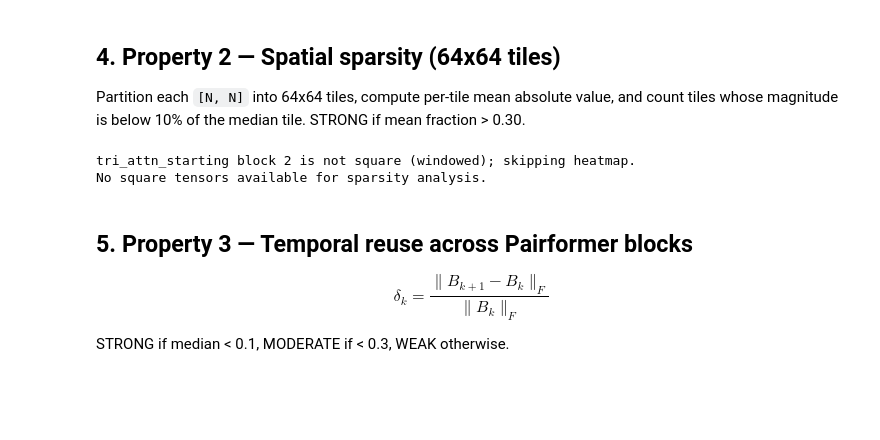
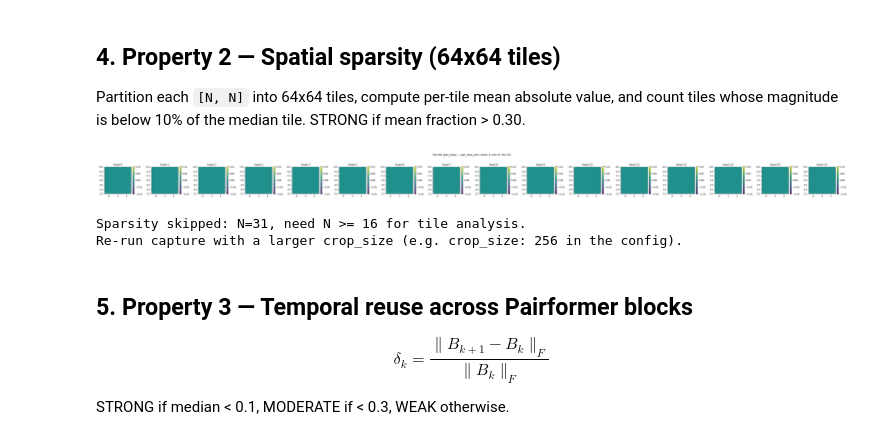
Before and after one commit to RTae/MegaFold, a Jupyter notebook: notebooks/analyze_pair_bias_patterns.ipynb, the cells around one changed output. Saved outputs shown, nothing was run; the diff lists cells and outputs as text; code cells hidden in the pictures; blank space fills up the shorter version.

```diff
--- a/notebooks/analyze_pair_bias_patterns.ipynb
+++ b/notebooks/analyze_pair_bias_patterns.ipynb
@@ -180,56 +183,76 @@ tri_attn_ending: mean=0.905, min=0.849, max=0.955
 Partition each `[N, N]` into 64x64 tiles, compute per-tile mean absolute value, and count
 tiles whose magnitude is below 10% of the median tile. STRONG if mean fraction > 0.30.
 # %%
-def tile_magnitude_map(B: torch.Tensor, tile_size: int = 64) -> torch.Tensor | None:
+def choose_tile_size(N: int) -> int:
+    """Pick the largest power-of-2 tile size that fits at least a 2x2 grid."""
+    for ts in (64, 32, 16, 8, 4):
+        if N >= ts * 2:
+            return ts
+    return max(1, N // 2)
+
+
+def tile_magnitude_map(B: torch.Tensor, tile_size: int | None = None) -> torch.Tensor | None:
     t = as_hnn(B)
     H, N, M = t.shape
-    if N != M or N < tile_size:
+    if N != M:
         return None
-    n_tiles = N // tile_size
-    Nc = n_tiles * tile_size
+    ts = tile_size if tile_size is not None else choose_tile_size(N)
+    if N < ts * 2:
+        return None
+    n_tiles = N // ts
+    Nc = n_tiles * ts
     t = t[:, :Nc, :Nc]
-    tiles = t.reshape(H, n_tiles, tile_size, n_tiles, tile_size)
+    tiles = t.reshape(H, n_tiles, ts, n_tiles, ts)
     return tiles.abs().mean(dim=(-3, -1))
 
 
-# Heatmap visualization: attention_pair_bias at middle block, all heads.
+# Heatmap visualization: pair_bias_attn at middle block, all heads.
 target_ltype = "pair_bias_attn" if "pair_bias_attn" in by_layer else next(iter(by_layer))
 blocks = by_layer[target_ltype]
 mid_idx = sorted(blocks.keys())[len(blocks) // 2]
-tm = tile_magnitude_map(blocks[mid_idx])
+B_mid = blocks[mid_idx]
+N = as_hnn(B_mid).shape[-1]
+ts = choose_tile_size(N)
+tm = tile_magnitude_map(B_mid, tile_size=ts)
+
 if tm is not None:
     H = tm.shape[0]
     fig, axes = plt.subplots(1, H, figsize=(3 * H, 3.2), squeeze=False)
     for h in range(H):
         im = axes[0, h].imshow(tm[h].numpy(), cmap="viridis")
         axes[0, h].set_title(f"head {h}")
         plt.colorbar(im, ax=axes[0, h], fraction=0.046)
-    plt.suptitle(f"Per-tile |pair_bias| — {target_ltype}, block {mid_idx}, tile=64")
+    plt.suptitle(f"Per-tile |pair_bias| — {target_ltype}, block {mid_idx}, tile={ts}  (N={N})")
     plt.tight_layout()
     plt.show()
 else:
-    print(f"{target_ltype} block {mid_idx} is not square (windowed); skipping heatmap.")
+    print(f"{target_ltype} block {mid_idx}: N={N} too small for any tile grid; skipping heatmap.")
 
-# Aggregate low-magnitude tile fractions across blocks (attention_pair_bias only).
+# Aggregate low-magnitude tile fractions across all blocks of the chosen layer type.
 sparsity_fracs: list[float] = []
 for idx, B in blocks.items():
     tm = tile_magnitude_map(B)
     if tm is None:
         continue
     median = tm.median()
+    if median == 0:
+        sparsity_fracs.append(float("nan"))
+        continue
     sparsity_fracs.append((tm < median * 0.1).float().mean().item())
 
-if sparsity_fracs:
+valid = [f for f in sparsity_fracs if not np.isnan(f)]
+if valid:
     print(
         f"Spatial sparsity — fraction of tiles below 10% of median:\n"
-        f"  mean = {np.mean(sparsity_fracs):.2%}\n"
-        f"  range = {min(sparsity_fracs):.2%} - {max(sparsity_fracs):.2%}"
+        f"  mean = {np.mean(valid):.2%},  range = {min(valid):.2%} – {max(valid):.2%}"
     )
 else:
-    print("No square tensors available for sparsity analysis.")
+    print(f"Sparsity skipped: N={N}, need N >= {choose_tile_size(N)*2} for tile analysis.\n"
+          f"Re-run capture with a larger crop_size (e.g. crop_size: 256 in the config).")
 # %% [output]
+[figure, added]
-tri_attn_starting block 2 is not square (windowed); skipping heatmap.
-No square tensors available for sparsity analysis.
+Sparsity skipped: N=31, need N >= 16 for tile analysis.
+Re-run capture with a larger crop_size (e.g. crop_size: 256 in the config).
 # %% [markdown]
 ## 5. Property 3 — Temporal reuse across Pairformer blocks
 
```
Also changed, not shown: parts of 5 cells of this notebook, 1 other file.
